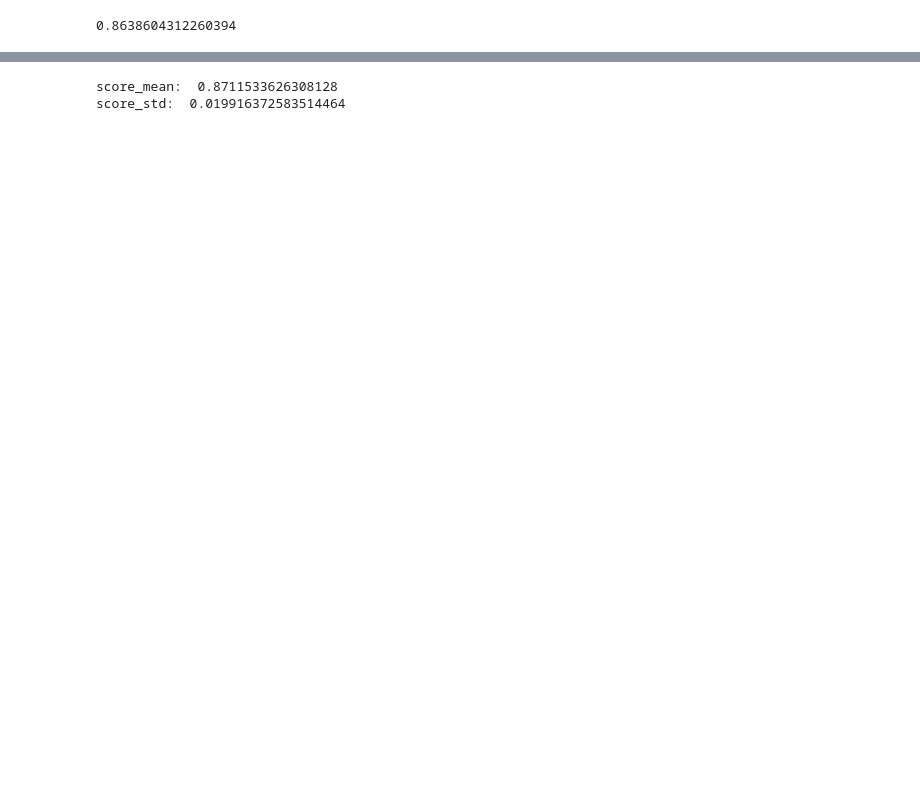
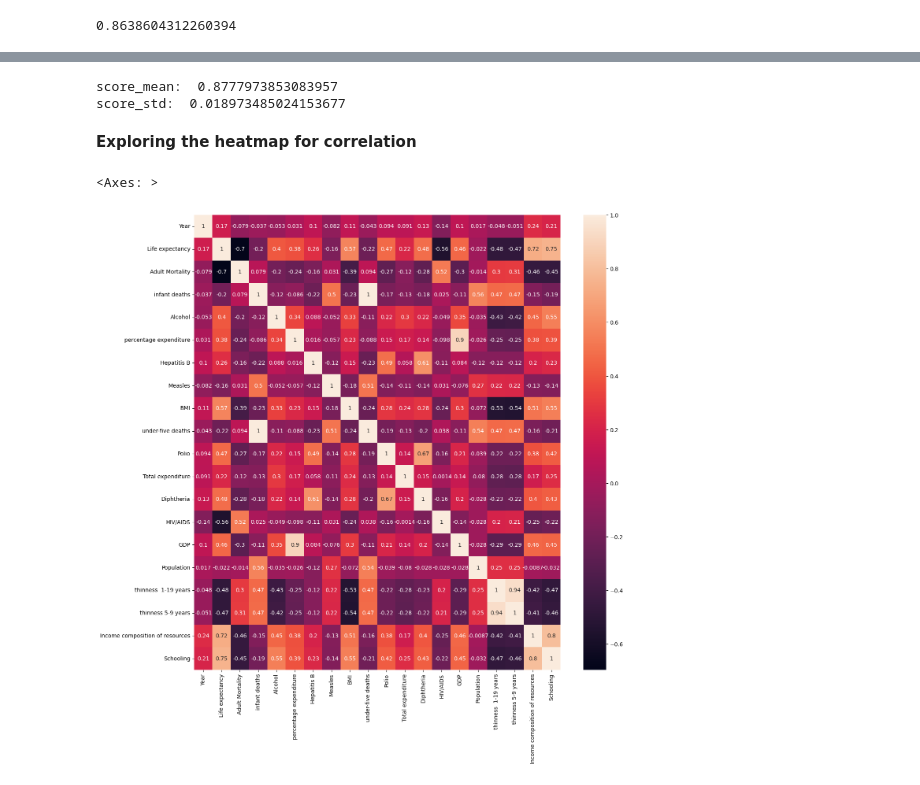
Before and after one commit to abhisunny2610/Data-Science, a Jupyter notebook: Machine Learning/KNN Regression.ipynb, the cells around one changed output, grey strips where cells are left out. Drawn from its saved outputs; the diff is of its cells as text; code cells hidden in the pictures; blank space fills up the shorter version.

Commit message:
KNN Regression model in life expectancy data and improving the result

```diff
--- a/Machine Learning/KNN Regression.ipynb
+++ b/Machine Learning/KNN Regression.ipynb
@@ -182,6 +185,5 @@ grid.best_params_
 # %%
-data_xx = data_x.drop(columns=["GDP","Population","Year","Alcohol", "Total expenditure","thinness 5-9 years",
-                              "under-five deaths"])
+data_xx = data_x.drop(columns=drop_columns)
 
 pipe = Pipeline([
     ("Scaler", PowerTransformer()),
@@ -192,5 +194,14 @@ score = cross_val_score(pipe, data_xx, data_y, cv=5, scoring='r2')
 print("score_mean: ", score.mean())
 print("score_std: ", score.std())
 # %% [output]
-score_mean:  0.8711533626308128
-score_std:  0.019916372583514464
+score_mean:  0.8777973853083957
+score_std:  0.018973485024153677
+# %% [markdown]
+**Exploring the heatmap for correlation**
+# %%
+fig, ax = plt.subplots(figsize=(15,15))
+
+sns.heatmap(df.select_dtypes("number").corr(), annot=True)
+# %% [output]
+<Axes: >
+[figure, added]
```
Also changed, not shown: parts of 12 cells of this notebook.
